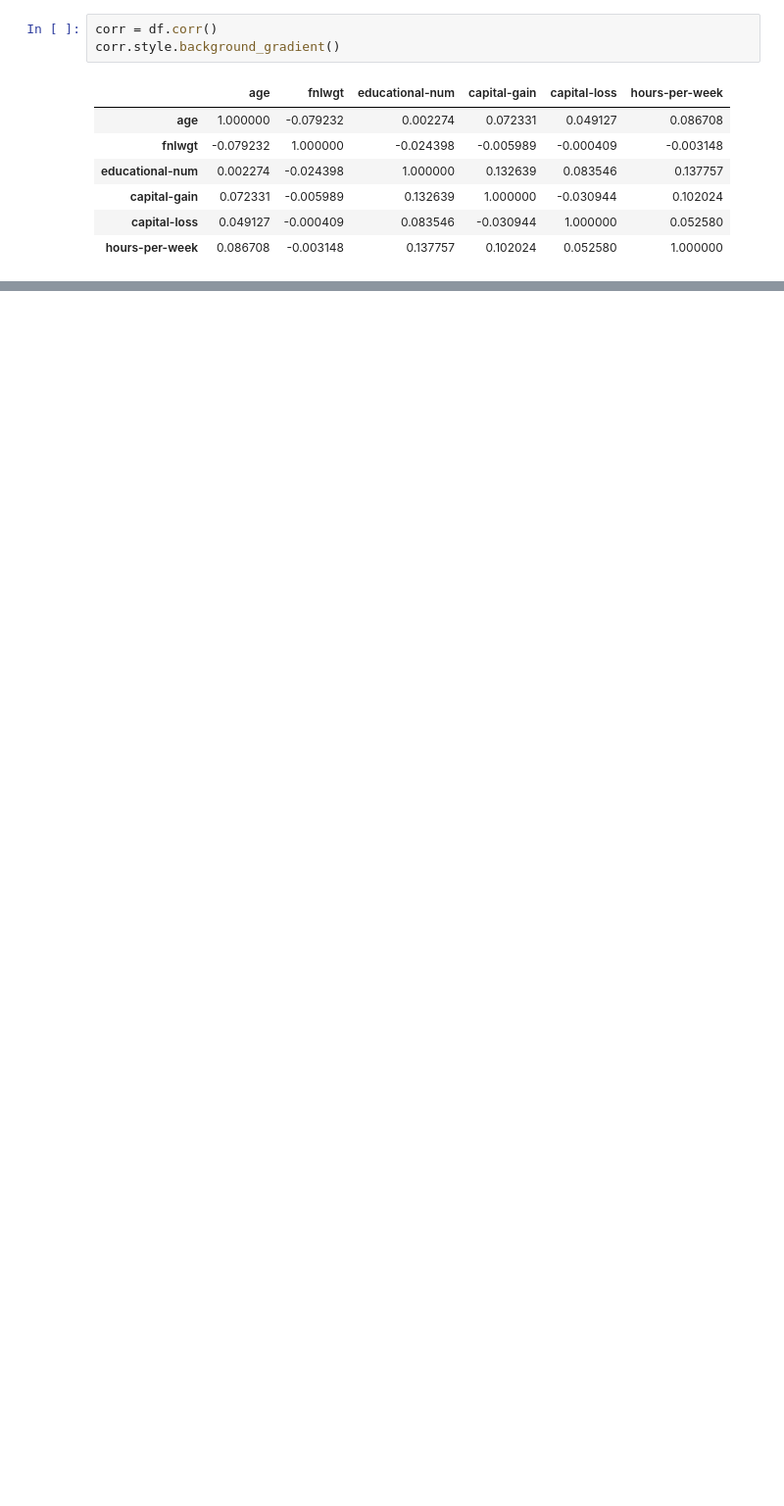
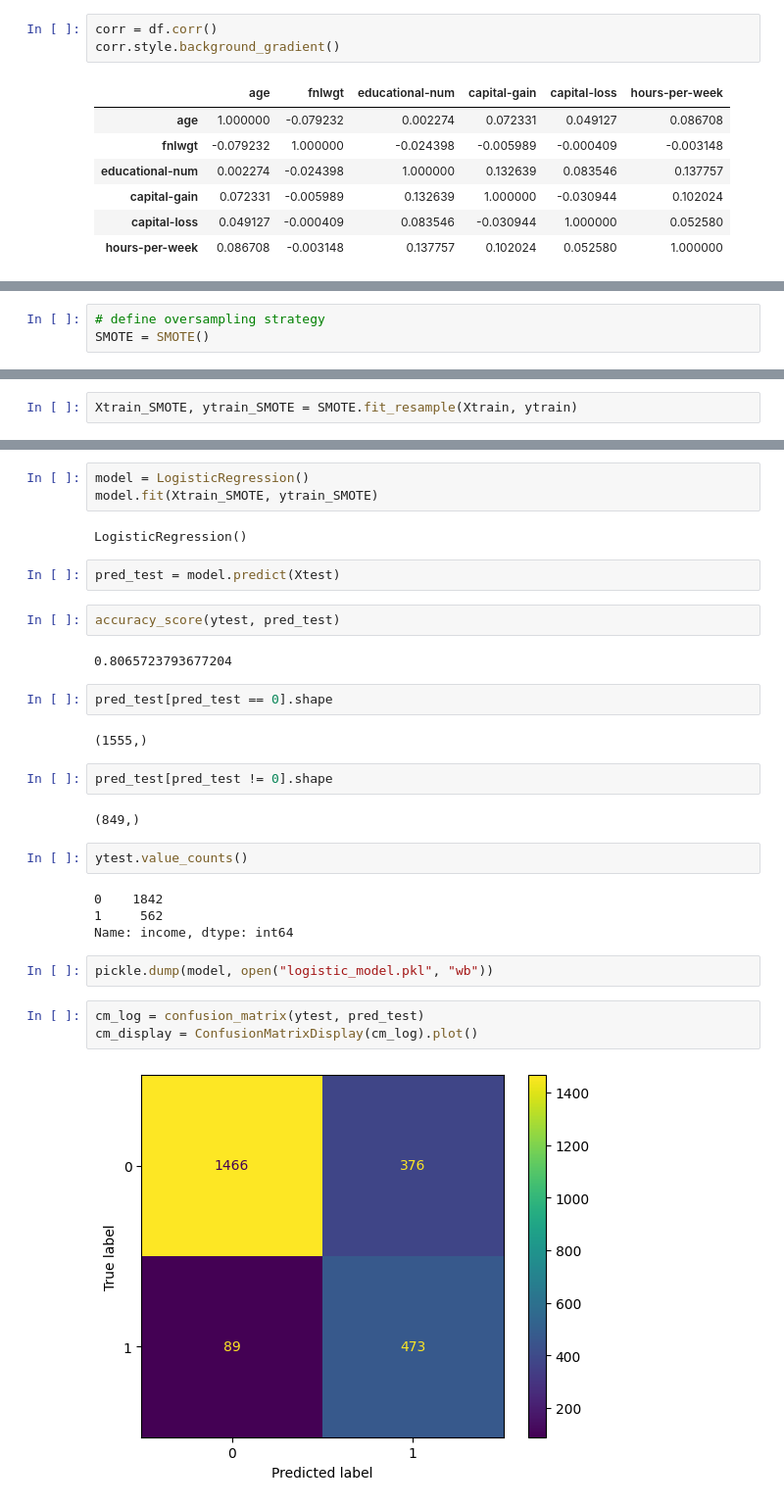
Before and after one commit to krisster/Raif_Project, a Jupyter notebook: Raif_project.ipynb, the cells around one changed output, grey strips where cells are left out. Shown: that part at 98% size. Drawn from its saved outputs; the diff is of its cells as text; blank space fills up the shorter version.

Commit message:
added models

```diff
--- a/Raif_project.ipynb
+++ b/Raif_project.ipynb
@@ -366,0 +532,3 @@ corr.style.background_gradient()
+# %%
+# define oversampling strategy
+SMOTE = SMOTE()
@@ -366,0 +537,2 @@ corr.style.background_gradient()
+# %%
+Xtrain_SMOTE, ytrain_SMOTE = SMOTE.fit_resample(Xtrain, ytrain)
@@ -366,0 +546,32 @@ corr.style.background_gradient()
+# %%
+model = LogisticRegression()
+model.fit(Xtrain_SMOTE, ytrain_SMOTE)
+# %% [output]
+LogisticRegression()
+# %%
+pred_test = model.predict(Xtest)
+# %%
+accuracy_score(ytest, pred_test)
+# %% [output]
+0.8065723793677204
+# %%
+pred_test[pred_test == 0].shape
+# %% [output]
+(1555,)
+# %%
+pred_test[pred_test != 0].shape
+# %% [output]
+(849,)
+# %%
+ytest.value_counts()
+# %% [output]
+0    1842
+1     562
+Name: income, dtype: int64
+# %%
+pickle.dump(model, open("logistic_model.pkl", "wb"))
+# %%
+cm_log = confusion_matrix(ytest, pred_test)
+cm_display = ConfusionMatrixDisplay(cm_log).plot()
+# %% [output]
+[figure, added]
```
Also changed, not shown: parts of 67 cells of this notebook.
